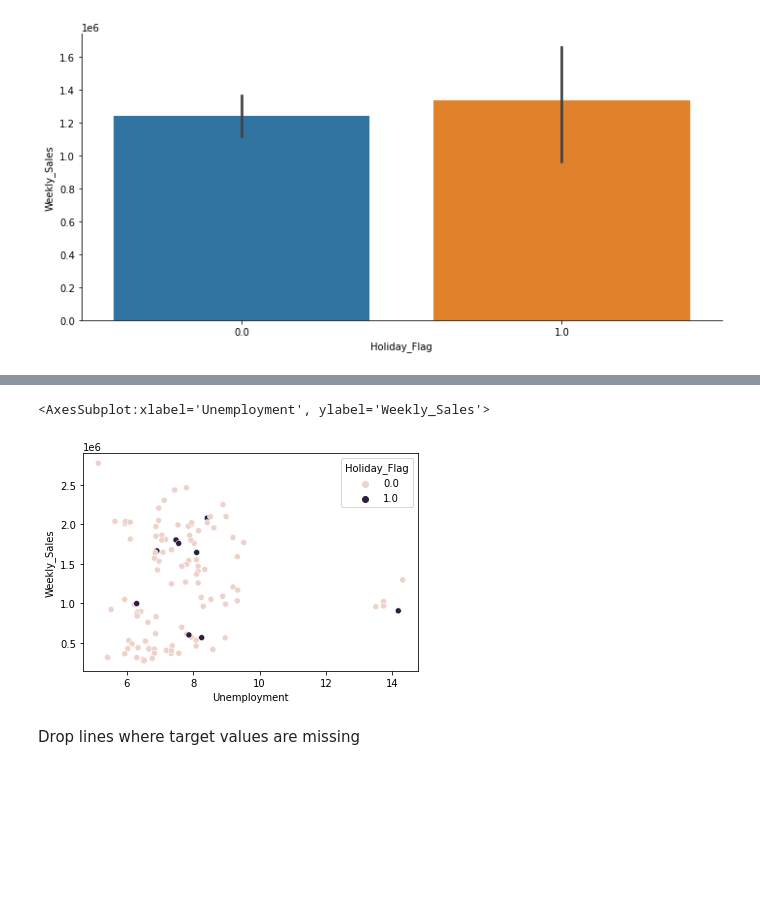
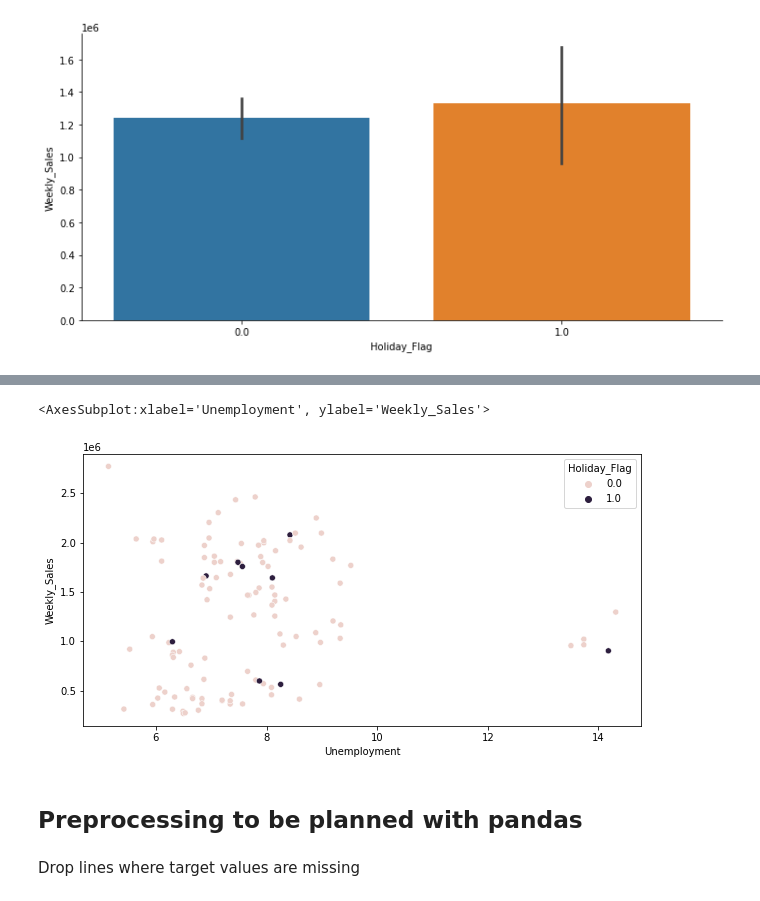
Before and after one commit to Stylomines/walmart_sales, a Jupyter notebook: walmart_project.ipynb, the cells around one changed output, grey strips where cells are left out. Saved outputs shown, nothing was run; the diff lists cells and outputs as text; code cells hidden in the pictures; blank space fills up the shorter version.

Commit message:
add preprocessing with Pandas

```diff
--- a/walmart_project.ipynb
+++ b/walmart_project.ipynb
@@ -158,11 +170,14 @@ sns.scatterplot(x="CPI",
 # %%
+plt.figure(figsize=(10,5))
 sns.scatterplot(x="Unemployment",
                 y="Weekly_Sales",
                 hue="Holiday_Flag",
                 data=df_walmart)
 # %% [output]
 <AxesSubplot:xlabel='Unemployment', ylabel='Weekly_Sales'>
-[figure, old version]
+[figure, new version]
+# %% [markdown]
+## Preprocessing to be planned with pandas
 # %% [markdown]
 Drop lines where target values are missing
 # %%
```
Also changed, not shown: parts of 27 cells of this notebook.
